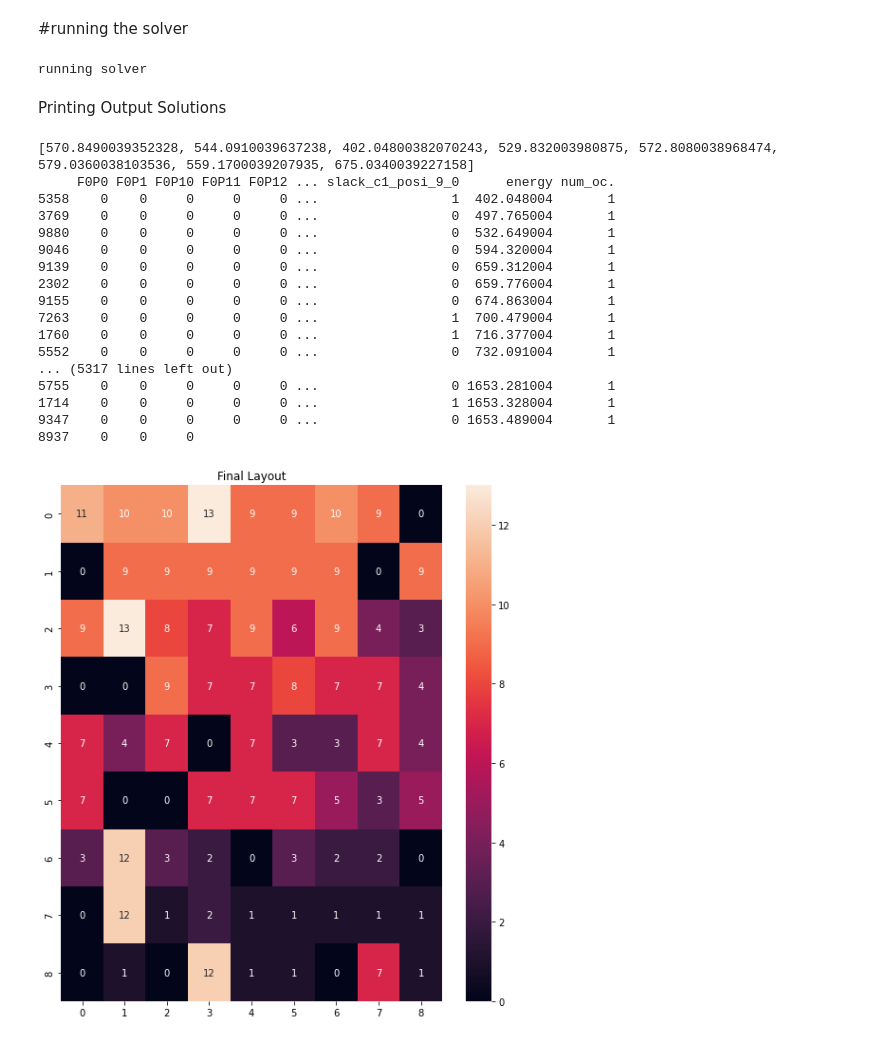
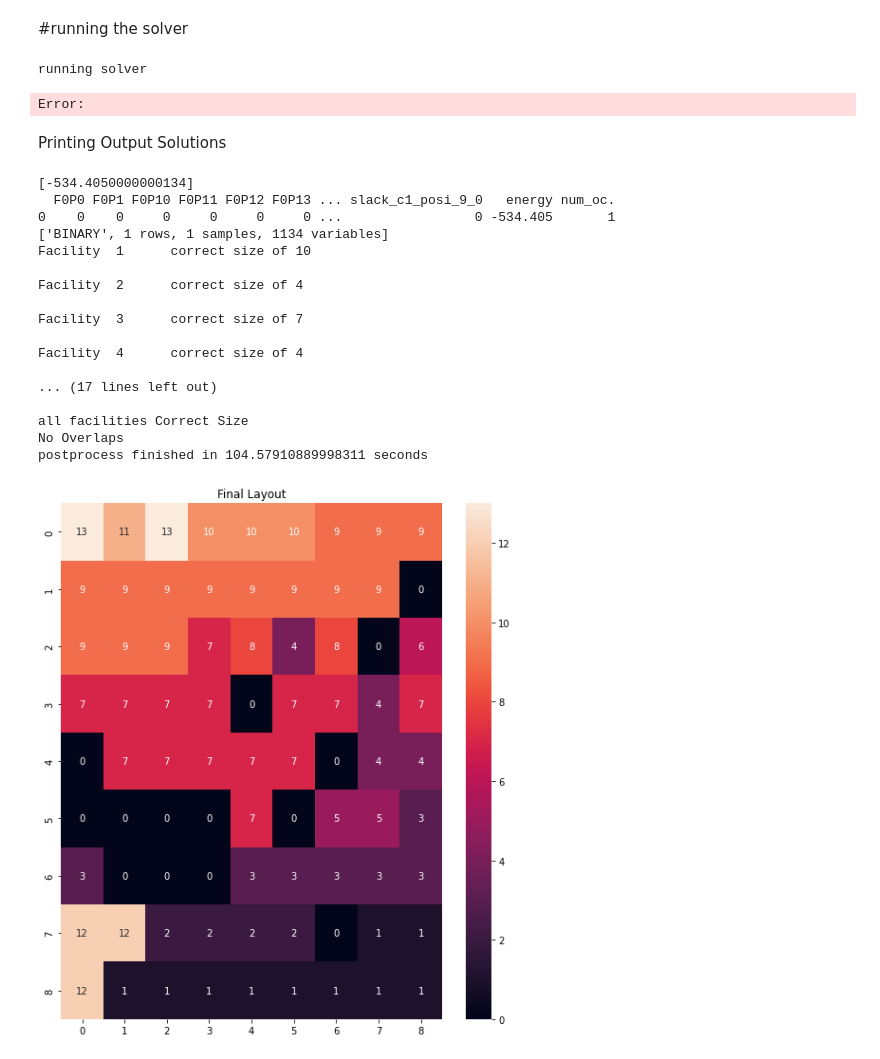
Before and after one commit to raghav-kaul/D-Wave, a Jupyter notebook: factory-layout.ipynb, the cells around one changed output. Saved outputs shown, nothing was run; the diff lists cells and outputs as text; code cells hidden in the pictures.

```diff
--- a/factory-layout.ipynb
+++ b/factory-layout.ipynb
@@ -13,7 +13,7 @@ import matplotlib.pyplot as plt
 # %%
 # np.set_printoptions(suppress=True,threshold= sys.maxsize, linewidth=1000,formatter={'float_kind':'{}'.format, 'all': lambda x: " {:.0f}. ".format(x)})
 np.set_printoptions(linewidth=1000, suppress=True,threshold= sys.maxsize)
-flow = pd.read_csv("flowmatrix.csv", header = None)
+flow = pd.read_csv("csv_files/flowmatrix.csv", header = None)
 flow = (flow.to_numpy()/3)**5
 flow = np.round(flow)
 flow = np.triu(flow)
@@ -127,7 +127,7 @@ def solver(numreads, timelimit):
     return sampleset
 
 t1 = time.perf_counter()
-numreads = 50000
+numreads = 200000
 timelimit = 90
 samplesets = []
 
@@ -149,15 +149,19 @@ t2 = time.perf_counter()
 print(f'solver finished in {t2-t1} seconds')
 # %% [output]
 running solver
+Error:
 # %% [markdown]
 Printing Output Solutions
 # %%
 t3 = time.perf_counter()
 
-energies = [i.first.energy for i in samplesets]
+### Extracting best run from all samplesets
+energies = [sampleset.first.energy for sampleset in samplesets]
 print(energies)
 sampleset = samplesets[energies.index(np.min(energies))]
 print(sampleset)
+
+### Post Processing the input matrix to convert to a more readable cartesian layout
 printout = []
 for f in facilities:
     printouttemp = []
@@ -177,52 +181,56 @@ for i in printout:
             layout[q][r] = ctr
     ctr+=1
 
+### Plotting the Layout using Heatmap
 fig, ax = plt.subplots(figsize=(9, 10))
 sns.heatmap(layout,annot = layout, vmin = 0, vmax = len(facilities)).set(title = "Final Layout")
 
+### Check to ensure all facilities are assigned correct sizes
 correct_size = True
 printout = np.array(printout)
 for i in range(len(printout)):
     true_size = facility_size[i]
     calc_size = np.sum(printout[i])
     if true_size == calc_size:
         print("Facility ", i+1, "\t correct size of", true_size, "\n")
     else:
         print("Facility ", i+1, "\t wrong size.", "True Size = ", true_size, "Calc size = ", calc_size,"\n")
         correct_size = False
 if correct_size == True:
     print("all facilities Correct Size")
+
+### Check to ensure same position is not assigned to two facilities
 ctr1 = 0
 for i in range(len(printout.T)):
     if np.sum(printout.T[i]) >1:
         print("Position ", i+1, " = Overlapped")
     else:
         ctr1+=1
 
 if ctr1 == 81:
     print("No Overlaps")
 
 fig, ax = plt.subplots(figsize=(17, 9))
 sns.heatmap(printout,annot = printout, vmax= 1, vmin=0 ).set(title = "Final Matrix")
 
 t4 = time.perf_counter()
 print(f'postprocess finished in {t4-t3} seconds')
 # %% [output]
-[570.8490039352328, 544.0910039637238, 402.04800382070243, 529.832003980875, 572.8080038968474, 579.0360038103536, 559.1700039207935, 675.0340039227158]
-     F0P0 F0P1 F0P10 F0P11 F0P12 ... slack_c1_posi_9_0      energy num_oc.
-5358    0    0     0     0     0 ...                 1  402.048004       1
-3769    0    0     0     0     0 ...                 0  497.765004       1
-9880    0    0     0     0     0 ...                 0  532.649004       1
-9046    0    0     0     0     0 ...                 0  594.320004       1
-9139    0    0     0     0     0 ...                 0  659.312004       1
-2302    0    0     0     0     0 ...                 0  659.776004       1
-9155    0    0     0     0     0 ...                 0  674.863004       1
-7263    0    0     0     0     0 ...                 1  700.479004       1
-1760    0    0     0     0     0 ...                 1  716.377004       1
-5552    0    0     0     0     0 ...                 0  732.091004       1
-... (5317 lines left out)
-5755    0    0     0     0     0 ...                 0 1653.281004       1
-1714    0    0     0     0     0 ...                 1 1653.328004       1
-9347    0    0     0     0     0 ...                 0 1653.489004       1
-8937    0    0     0
+[-534.4050000000134]
+  F0P0 F0P1 F0P10 F0P11 F0P12 F0P13 ... slack_c1_posi_9_0   energy num_oc.
+0    0    0     0     0     0     0 ...                 0 -534.405       1
+['BINARY', 1 rows, 1 samples, 1134 variables]
+Facility  1      correct size of 10
+
+Facility  2      correct size of 4
+
+Facility  3      correct size of 7
+
+Facility  4      correct size of 4
+
+... (17 lines left out)
+
+all facilities Correct Size
+No Overlaps
+postprocess finished in 104.57910889998311 seconds
-[figure, old version]
+[figure, new version]
```
Also changed, not shown: parts of 1 cell of this notebook, 9 other files.
